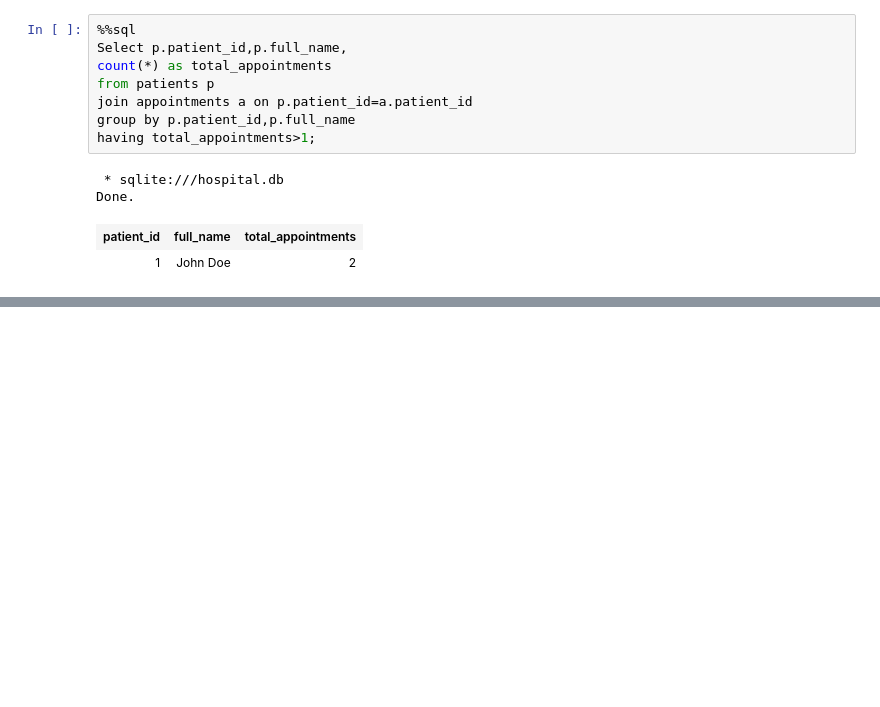
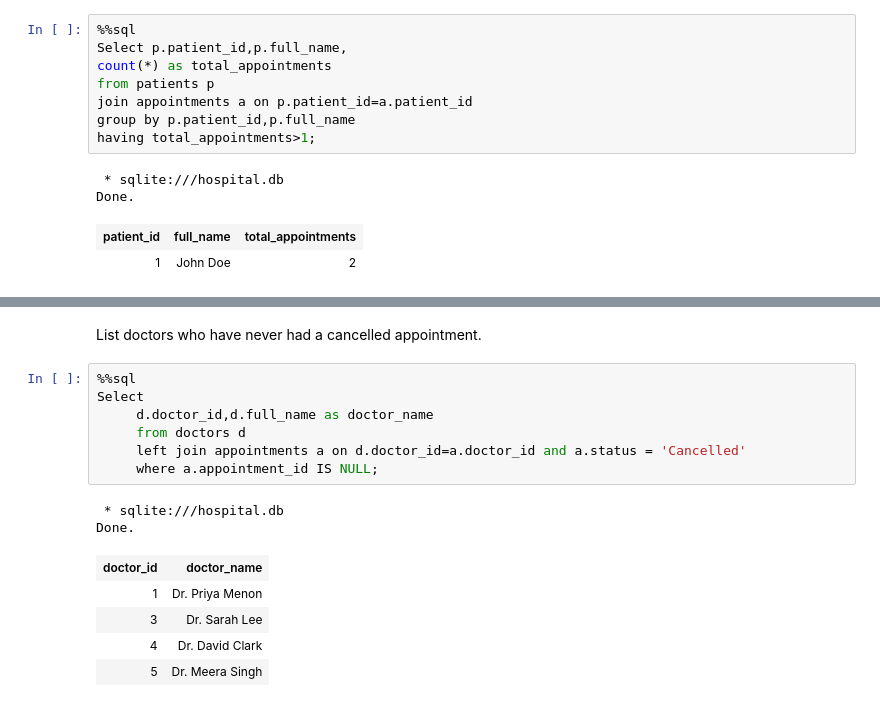
Before and after one commit to kebalkhadka/hospital-db, a Jupyter notebook: app.ipynb, the cells around one changed output, grey strips where cells are left out. Cells and saved outputs as stored; diff of their text form; blank space fills up the shorter version.

```diff
--- a/app.ipynb
+++ b/app.ipynb
@@ -430,0 +467,17 @@ Done.
+# %% [markdown]
+List doctors who have never had a cancelled appointment.
+# %%
+%%sql
+Select
+     d.doctor_id,d.full_name as doctor_name
+     from doctors d
+     left join appointments a on d.doctor_id=a.doctor_id and a.status = 'Cancelled'
+     where a.appointment_id IS NULL;
+# %% [output]
+ * sqlite:///hospital.db
+Done.
+| doctor_id | doctor_name |
+| 1 | Dr. Priya Menon |
+| 3 | Dr. Sarah Lee |
+| 4 | Dr. David Clark |
+| 5 | Dr. Meera Singh |
```
Also changed, not shown: parts of 4 cells of this notebook.
